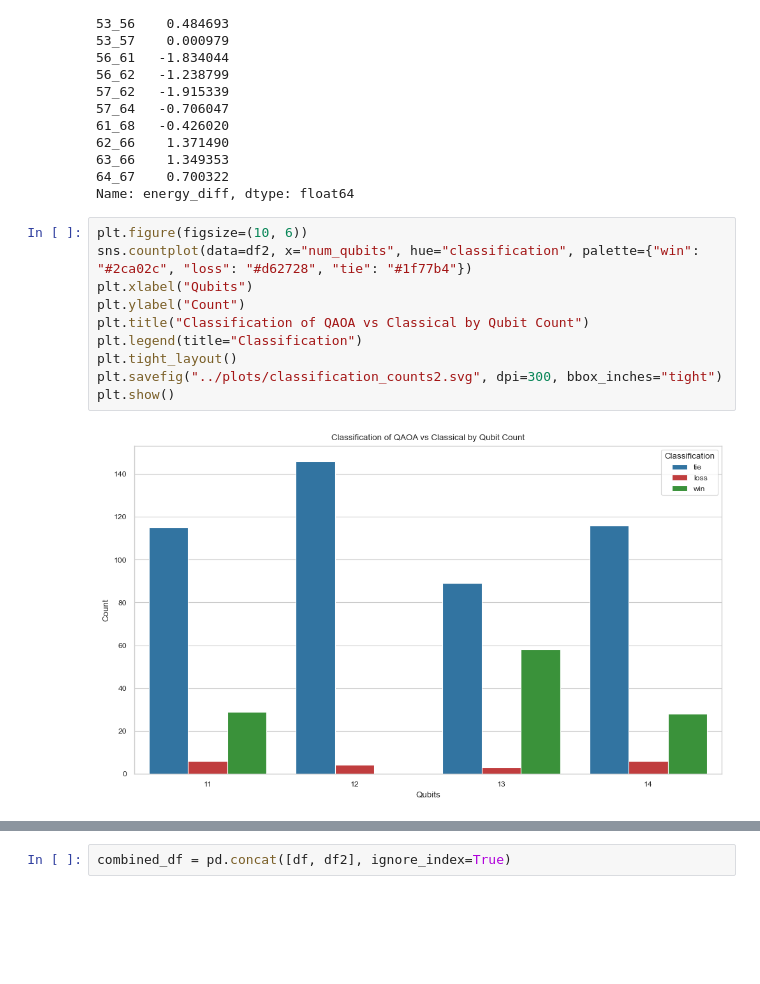
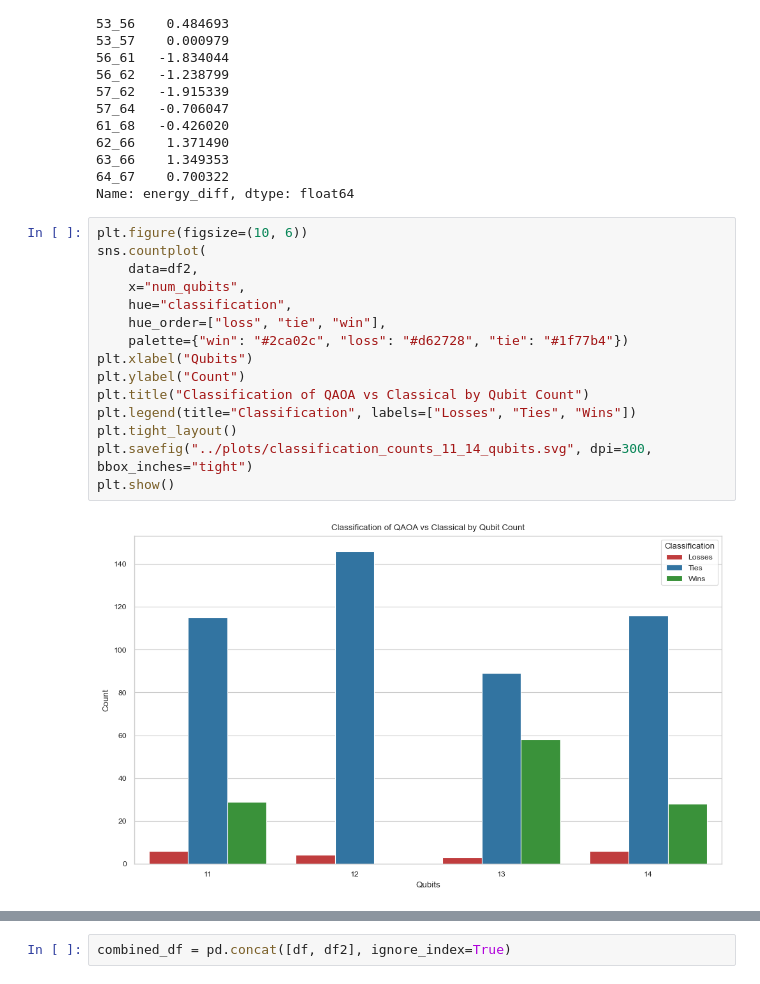
Before and after one commit to sebi-stewart/qml-protein-folding, a Jupyter notebook: phase2/eval.ipynb, the cells around one changed output, grey strips where cells are left out. Cells and saved outputs as stored; diff of their text form; blank space fills up the shorter version.

```diff
--- a/phase2/eval.ipynb
+++ b/phase2/eval.ipynb
@@ -149,16 +149,21 @@ residues
 Name: energy_diff, dtype: float64
 # %%
 plt.figure(figsize=(10, 6))
-sns.countplot(data=df2, x="num_qubits", hue="classification", palette={"win": "#2ca02c", "loss": "#d62728", "tie": "#1f77b4"})
+sns.countplot(
+    data=df2,
+    x="num_qubits",
+    hue="classification",
+    hue_order=["loss", "tie", "win"],
+    palette={"win": "#2ca02c", "loss": "#d62728", "tie": "#1f77b4"})
 plt.xlabel("Qubits")
 plt.ylabel("Count")
 plt.title("Classification of QAOA vs Classical by Qubit Count")
-plt.legend(title="Classification")
+plt.legend(title="Classification", labels=["Losses", "Ties", "Wins"])
 plt.tight_layout()
-plt.savefig("../plots/classification_counts2.svg", dpi=300, bbox_inches="tight")
+plt.savefig("../plots/classification_counts_11_14_qubits.svg", dpi=300, bbox_inches="tight")
 plt.show()
 # %% [output]
-[figure, old version]
+[figure, new version]
 # %%
 residue_order = (
     df2["residues"]
```
Also changed, not shown: parts of 6 cells of this notebook, 6 other files.
